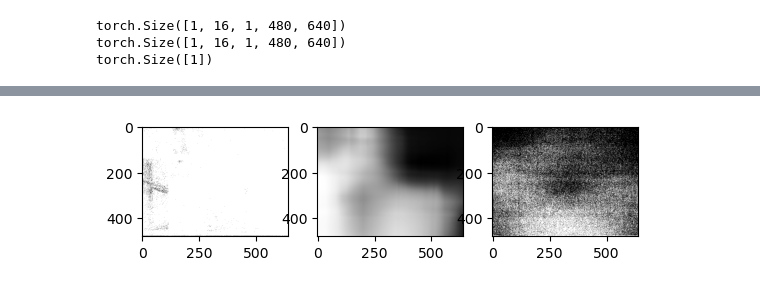
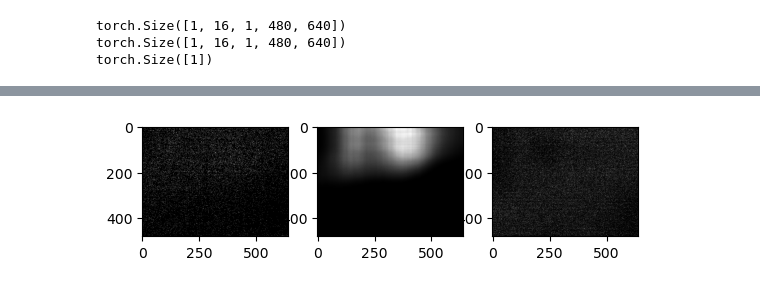
Before and after one commit to kellyzoo/t7_simulation, a Jupyter notebook: train_test.ipynb, the cells around one changed output, grey strips where cells are left out. Saved outputs shown, nothing was run; the diff lists cells and outputs as text; code cells hidden in the pictures.

```diff
--- a/train_test.ipynb
+++ b/train_test.ipynb
@@ -66,14 +169,14 @@ plt.show()
 # %%
-direct_path = os.path.join("data", "left_data", "008")
+direct_path = os.path.join("bora_data", "right_data", "044")
 clean_img = np.load(os.path.join(direct_path, "clean.npy"))
 noisy_img = np.load(os.path.join(direct_path, "noisy0000.npy"))
-fwc = np.load(os.path.join("data", "left_data", "fwc.npy"))
+fwc = np.load(os.path.join("bora_data", "right_data", "fwc.npy"))
 # Plot the clean and noisy images
 fig, ax = plt.subplots(1, 3)
 ax[0].imshow(noisy_img, cmap="gray")
 ax[1].imshow(clean_img, cmap="gray")
 ax[2].imshow(fwc, cmap="gray")
 plt.show()
 # %% [output]
-[figure, old version]
+[figure, new version]
 # %%
```
Also changed, not shown: parts of 15 cells of this notebook, 4 other files.
